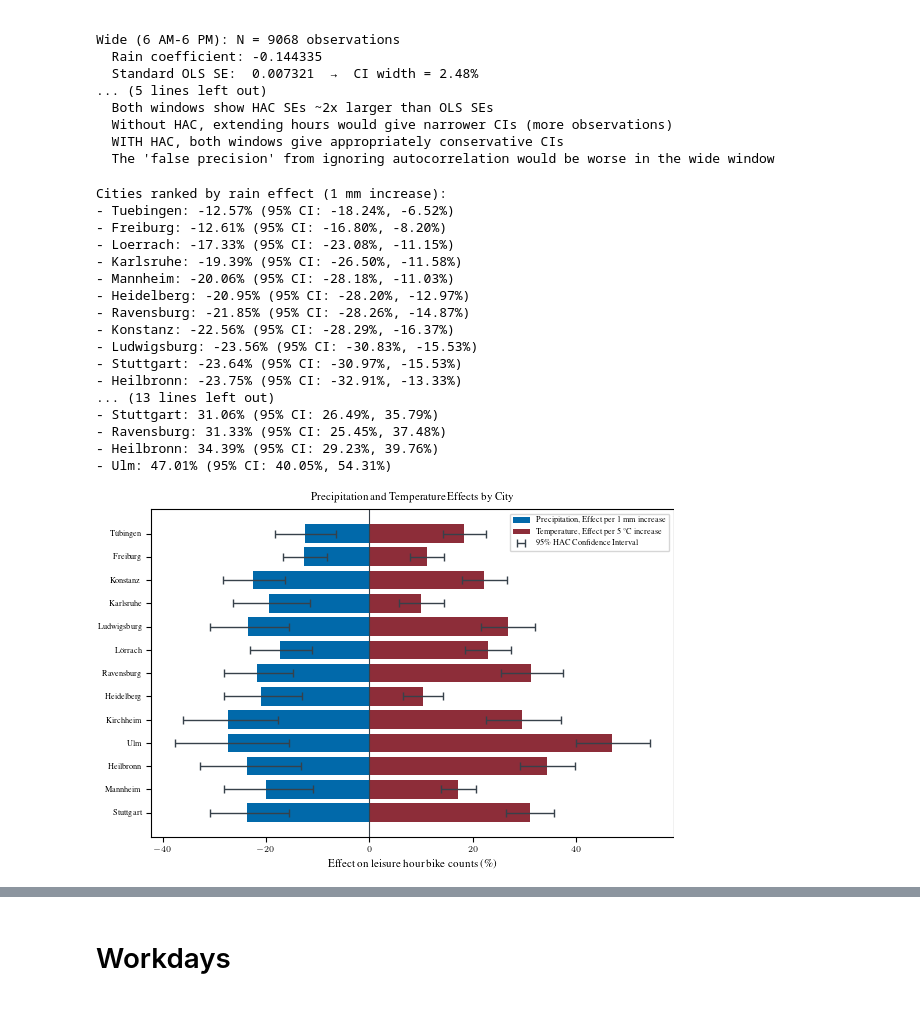
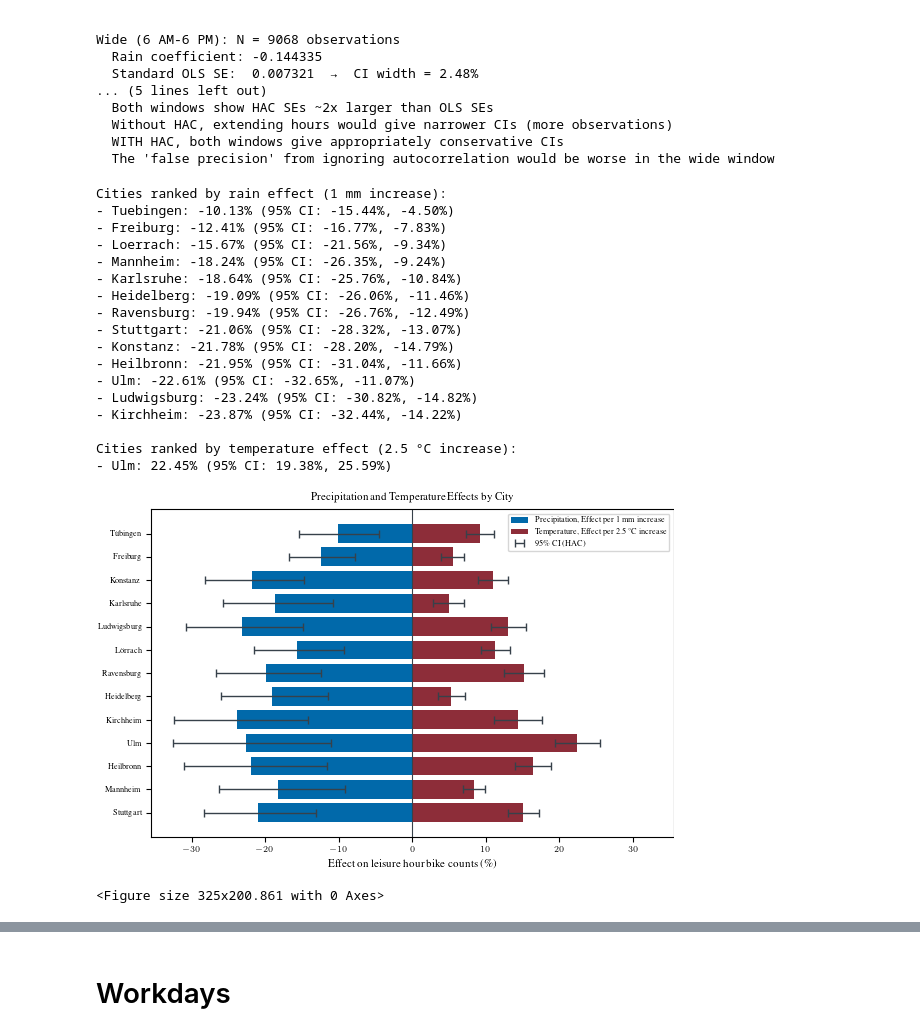
Before and after one commit to lohrynn/tuecycle, a Jupyter notebook: exp/regression.ipynb, the cells around one changed output, grey strips where cells are left out. Drawn from its saved outputs; the diff is of its cells as text; code cells hidden in the pictures.

```diff
--- a/exp/regression.ipynb
+++ b/exp/regression.ipynb
@@ -10,8 +10,11 @@ START_DATE = (2022, 12, 1)
 END_DATE = (2025, 11, 30)
 
 WORKDAY_HOURS = list(range(6, 19))
-LEISURE_HOURS = list(range(8,19))
+LEISURE_HOURS = list(range(10, 19))
 MAXLAGS = 8
+
+RAIN_INCREMENT_MM = 1  # Effect per x mm increase in precipitation
+TEMP_INCREMENT_C = 2.5   # Effect per x °C increase in temperature
 
 # Stations to load
 STATIONS = [station for station in list_stations_with_weather()]
@@ -822,7 +825,8 @@ Wide (6 AM-6 PM): N = 9068 observations
   WITH HAC, both windows give appropriately conservative CIs
   The 'false precision' from ignoring autocorrelation would be worse in the wide window
 # %%
-# Rank cities by effects
+
+
 rain_effects_per_mm = {}
 temp_effects_per_5C = {}
 rain_ci_per_mm = {}
@@ -833,8 +837,8 @@ for city in cities:
     rain_coef = coef['rain']
     temp_coef = coef['temp']
 
-    rain_effect_1mm = (np.expm1(rain_coef * 1)) * 100  # Effect of 1 mm increase in rain
-    temp_effect_5C = (np.expm1(temp_coef * 5)) * 100   # Effect of 5 °C increase in temperature
+    rain_effect_1mm = (np.expm1(rain_coef * RAIN_INCREMENT_MM)) * 100  # Effect of 1 mm increase in rain
+    temp_effect_5C = (np.expm1(temp_coef * TEMP_INCREMENT_C)) * 100   # Effect of 5 °C increase in temperature
     rain_effects_per_mm[city] = rain_effect_1mm
     temp_effects_per_5C[city] = temp_effect_5C
 
@@ -845,44 +849,47 @@ for city in cities:
     # Rain
     lower_rain_bound = conf_int.loc['rain', 0]
     upper_rain_bound = conf_int.loc['rain', 1]
-    lower_rain_effect = (np.expm1(lower_rain_bound * 1)) * 100
-    upper_rain_effect = (np.expm1(upper_rain_bound * 1)) * 100
+    lower_rain_effect = (np.expm1(lower_rain_bound * RAIN_INCREMENT_MM)) * 100
+    upper_rain_effect = (np.expm1(upper_rain_bound * RAIN_INCREMENT_MM)) * 100
     rain_ci_per_mm[city] = (lower_rain_effect, upper_rain_effect)
 
     # Temperature
     lower_temp_bound = conf_int.loc['temp', 0]
     upper_temp_bound = conf_int.loc['temp', 1]
-    lower_temp_effect = (np.expm1(lower_temp_bound * 5)) * 100
-    upper_temp_effect = (np.expm1(upper_temp_bound * 5)) * 100
+    lower_temp_effect = (np.expm1(lower_temp_bound * TEMP_INCREMENT_C)) * 100
+    upper_temp_effect = (np.expm1(upper_temp_bound * TEMP_INCREMENT_C)) * 100
     temp_ci_per_5C[city] = (lower_temp_effect, upper_temp_effect)
 
 # Display rankings
-print("\nCities ranked by rain effect (1 mm increase):")
+print(f"\nCities ranked by rain effect ({RAIN_INCREMENT_MM} mm increase):")
 for city, effect in sorted(rain_effects_per_mm.items(), key=lambda item: item[1], reverse=True):
     ci = rain_ci_per_mm[city]
     print(f"- {city.capitalize()}: {effect:.2f}% (95% CI: {ci[0]:.2f}%, {ci[1]:.2f}%)")
-print("\nCities ranked by temperature effect (5 °C increase):")
+print(f"\nCities ranked by temperature effect ({TEMP_INCREMENT_C} °C increase):")
+
 for city, effect in sorted(temp_effects_per_5C.items(), key=lambda item: item[1], reverse=False):
+
     ci = temp_ci_per_5C[city]
-    print(f"- {city.capitalize()}: {effect:.2f}% (95% CI: {ci[0]:.2f}%, {ci[1]:.2f}%)")
+
+print(f"- {city.capitalize()}: {effect:.2f}% (95% CI: {ci[0]:.2f}%, {ci[1]:.2f}%)")
 # %% [output]
 Cities ranked by rain effect (1 mm increase):
-- Tuebingen: -12.57% (95% CI: -18.24%, -6.52%)
-- Freiburg: -12.61% (95% CI: -16.80%, -8.20%)
-- Loerrach: -17.33% (95% CI: -23.08%, -11.15%)
-- Karlsruhe: -19.39% (95% CI: -26.50%, -11.58%)
-- Mannheim: -20.06% (95% CI: -28.18%, -11.03%)
-- Heidelberg: -20.95% (95% CI: -28.20%, -12.97%)
-- Ravensburg: -21.85% (95% CI: -28.26%, -14.87%)
-- Konstanz: -22.56% (95% CI: -28.29%, -16.37%)
-- Ludwigsburg: -23.56% (95% CI: -30.83%, -15.53%)
-- Stuttgart: -23.64% (95% CI: -30.97%, -15.53%)
-- Heilbronn: -23.75% (95% CI: -32.91%, -13.33%)
-... (13 lines left out)
-- Stuttgart: 31.06% (95% CI: 26.49%, 35.79%)
-- Ravensburg: 31.33% (95% CI: 25.45%, 37.48%)
-- Heilbronn: 34.39% (95% CI: 29.23%, 39.76%)
-- Ulm: 47.01% (95% CI: 40.05%, 54.31%)
+- Tuebingen: -10.13% (95% CI: -15.44%, -4.50%)
+- Freiburg: -12.41% (95% CI: -16.77%, -7.83%)
+- Loerrach: -15.67% (95% CI: -21.56%, -9.34%)
+- Mannheim: -18.24% (95% CI: -26.35%, -9.24%)
+- Karlsruhe: -18.64% (95% CI: -25.76%, -10.84%)
+- Heidelberg: -19.09% (95% CI: -26.06%, -11.46%)
+- Ravensburg: -19.94% (95% CI: -26.76%, -12.49%)
+- Stuttgart: -21.06% (95% CI: -28.32%, -13.07%)
+- Konstanz: -21.78% (95% CI: -28.20%, -14.79%)
+- Heilbronn: -21.95% (95% CI: -31.04%, -11.66%)
+- Ulm: -22.61% (95% CI: -32.65%, -11.07%)
+- Ludwigsburg: -23.24% (95% CI: -30.82%, -14.82%)
+- Kirchheim: -23.87% (95% CI: -32.44%, -14.22%)
+
+Cities ranked by temperature effect (2.5 °C increase):
+- Ulm: 22.45% (95% CI: 19.38%, 25.59%)
 # %%
 from tueplots import bundles
 
@@ -922,37 +929,46 @@ temp_ci_lower = np.array([temp_ci_per_5C[city][0] for city in cities_sorted])
 temp_ci_upper = np.array([temp_ci_per_5C[city][1] for city in cities_sorted])
 
 # Build a single bar from rain effect to temp effect, split at 0
 left = np.minimum(rain_effects, temp_effects)
 right = np.maximum(rain_effects, temp_effects)
 
 neg_left = left
 neg_width = np.minimum(right, 0) - left
 neg_width = np.maximum(neg_width, 0)
 
 pos_left = np.maximum(left, 0)
 pos_width = right - pos_left
 pos_width = np.maximum(pos_width, 0)
 
 fig, ax = plt.subplots(figsize=(6, 4))
-ax.barh(cities_names, neg_width, left=neg_left, color=tue_blue, label="Precipitation, Effect per 1 mm increase")
-ax.barh(cities_names, pos_width, left=pos_left, color=tue_red, label="Temperature, Effect per 5 °C increase")
+ax.barh(cities_names, neg_width, left=neg_left, color=tue_blue, label=f"Precipitation, Effect per {RAIN_INCREMENT_MM} mm increase")
+ax.barh(cities_names, pos_width, left=pos_left, color=tue_red, label=f"Temperature, Effect per {TEMP_INCREMENT_C} °C increase")
 
 # Error bars at rain and temp endpoints
 rain_xerr = np.vstack([rain_effects - rain_ci_lower, rain_ci_upper - rain_effects])
 temp_xerr = np.vstack([temp_effects - temp_ci_lower, temp_ci_upper - temp_effects])
 err_rain = ax.errorbar(rain_effects, cities_names, xerr=rain_xerr, fmt="none", ecolor=tue_dark, capsize=3, linewidth=1, label="95\% CI (HAC)")
 ax.errorbar(temp_effects, cities_names, xerr=temp_xerr, fmt="none", ecolor=tue_dark, capsize=3, linewidth=1)
 
 ax.set_xlabel("Effect on leisure hour bike counts (\%)")
 ax.set_title("Precipitation and Temperature Effects by City")
 ax.axvline(0, color=tue_dark, linewidth=0.8)
+
+# Center x-axis around 0
+xlim = ax.get_xlim()
+max_abs = max(abs(xlim[0]), abs(xlim[1]))
+ax.set_xlim(-max_abs, max_abs)
+
 ax.legend(loc="upper right")
 plt.tight_layout()
 plt.show()
-
+ax.legend(loc="upper right")
+plt.show()
 fig.savefig("city_ranking_prcp_and_temp_leisure.pdf")
+plt.tight_layout()
 # %% [output]
-[figure, old version]
+[figure, new version]
+<Figure size 325x200.861 with 0 Axes>
 # %%
 for city in cities:
     average_bike_count_leisure = leisure_dfs[city]['bike'].mean()
```
Also changed, not shown: parts of 11 cells of this notebook, 6 other files.
